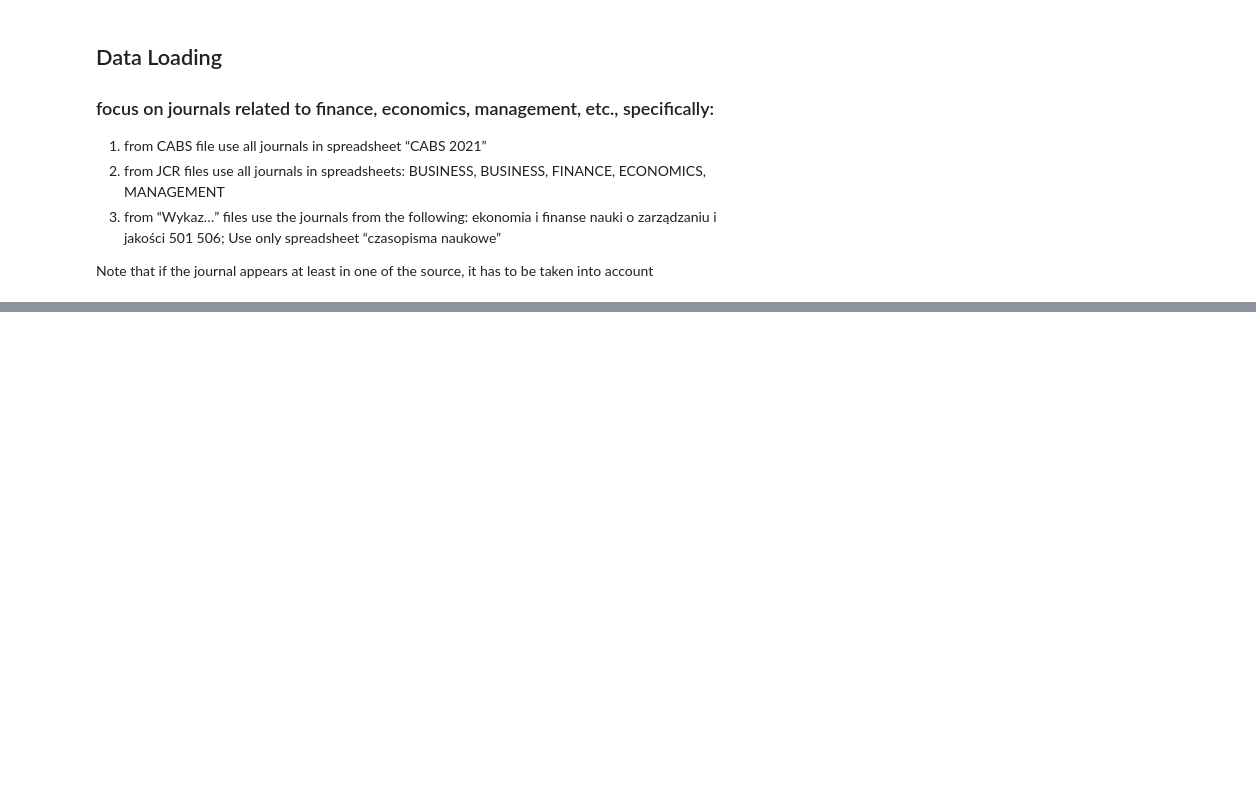
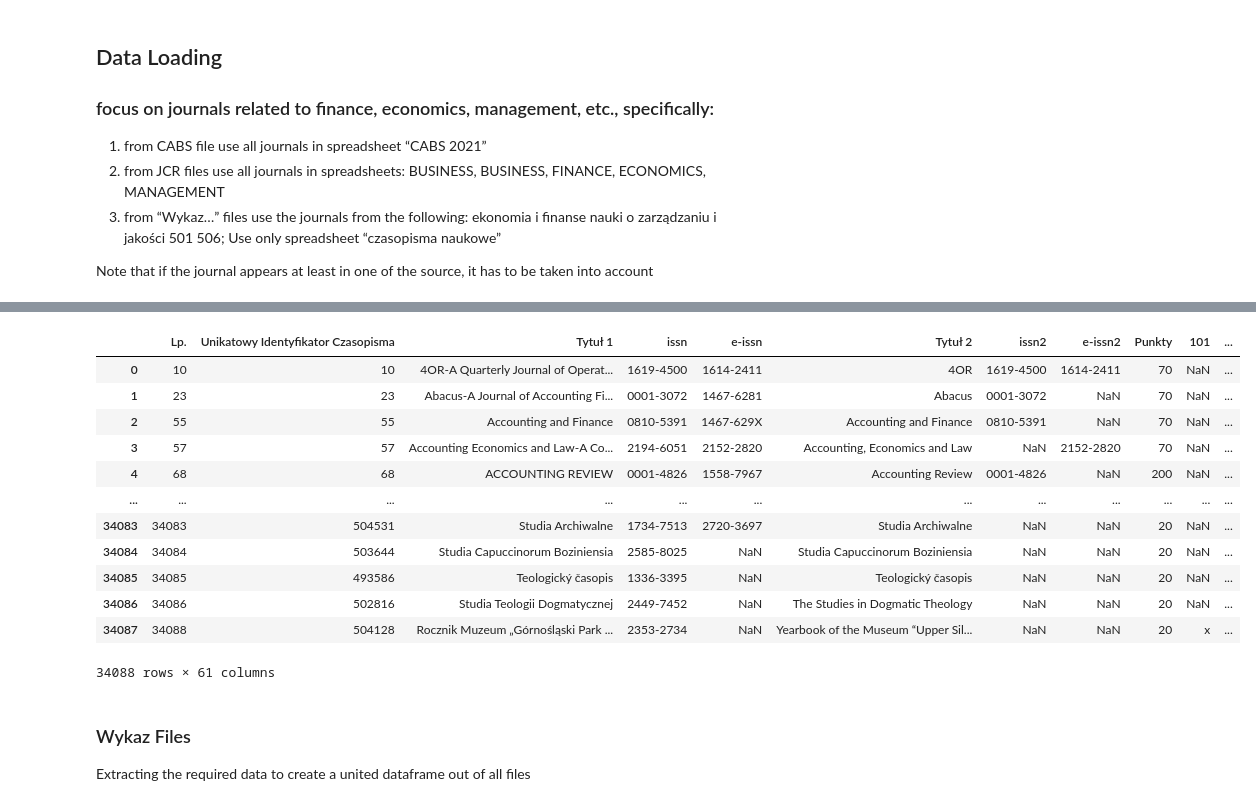
Before and after one commit to alonbenach/journal_ETL, a Jupyter notebook: task.ipynb, the cells around one changed output, grey strips where cells are left out. Drawn from its saved outputs; the diff is of its cells as text; code cells hidden in the pictures; blank space fills up the shorter version.

Commit message:
Create wykaz_df with all relevant data from wykaz files

```diff
--- a/task.ipynb
+++ b/task.ipynb
@@ -31,8 +31,10 @@ directory_path = 'source files'
 # Get a list of all Excel files in the directory
 excel_files = [file for file in os.listdir(directory_path) if file.endswith('.xlsx')]
 
-# Create an empty dictionary to store the loaded data frames
-data_frames = {}
+# Create dictionaries to store loaded data frames for CABS, JCR, and WYKAZ
+cabs_data = {}
+jcr_data = {}
+wykaz_data = {}
 
 # Load from CABS file
 cabs_file = [file for file in excel_files if "CABS" in file][0]
@@ -40,7 +42,7 @@ cabs_sheet = "CABS 2021"
 cabs_file_path = os.path.join(directory_path, cabs_file)
 try:
     cabs_df = pd.read_excel(cabs_file_path, sheet_name=cabs_sheet)
-    data_frames[cabs_file] = cabs_df
+    cabs_data[cabs_file] = cabs_df
 except Exception as e:
     print(f"Error loading {cabs_file}: {e}")
 
@@ -51,7 +53,7 @@ for jcr_file in jcr_files:
     jcr_file_path = os.path.join(directory_path, jcr_file)
     try:
         jcr_df = pd.read_excel(jcr_file_path, sheet_name=jcr_sheets)
-        data_frames[jcr_file] = jcr_df
+        jcr_data[jcr_file] = jcr_df
     except Exception as e:
         print(f"Error loading {jcr_file}: {e}")
 
@@ -65,10 +67,21 @@ for wykaz_file in wykaz_files:
             for sheet_name in xls.sheet_names:
                 if "czasopisma" in sheet_name.lower():
                     wykaz_df = pd.read_excel(wykaz_file_path, sheet_name=sheet_name, engine='openpyxl')
-                    data_frames[wykaz_file] = wykaz_df
+
+                    wykaz_data[wykaz_file] = wykaz_df
                     break
         if wykaz_df is None:
             print(f"No sheet containing 'czasopisma' found in {wykaz_file}")
     except Exception as e:
         print(f"Error loading {wykaz_file}: {e}")
+
+# Print the dictionaries
+print("CABS Data:")
+print(cabs_data.keys())
+
+print("\nJCR Data:")
+print(jcr_data.keys())
+
+print("\nWYKAZ Data:")
+print(wykaz_data.keys())
 # %% [output]
@@ -95,0 +168,19 @@ dict_keys(['CABS Journal Ranking 2021.xlsx', 'JCR_2021_ALL.xlsx', 'JCR_2022_ALL.
+# %%
+wykaz_data['20240105_Wykaz_czasopism_naukowych_2024_styczeń.xlsx']
+# %% [output]
+|  | Lp. | Unikatowy Identyfikator Czasopisma | Tytuł 1 | issn | e-issn | Tytuł 2 | issn2 | e-issn2 | Punkty | 101 | ... |
+| 0 | 10 | 10 | 4OR-A Quarterly Journal of Operat... | 1619-4500 | 1614-2411 | 4OR | 1619-4500 | 1614-2411 | 70 | NaN | ... |
+| 1 | 23 | 23 | Abacus-A Journal of Accounting Fi... | 0001-3072 | 1467-6281 | Abacus | 0001-3072 | NaN | 70 | NaN | ... |
+| 2 | 55 | 55 | Accounting and Finance | 0810-5391 | 1467-629X | Accounting and Finance | 0810-5391 | NaN | 70 | NaN | ... |
+| 3 | 57 | 57 | Accounting Economics and Law-A Co... | 2194-6051 | 2152-2820 | Accounting, Economics and Law | NaN | 2152-2820 | 70 | NaN | ... |
+| 4 | 68 | 68 | ACCOUNTING REVIEW | 0001-4826 | 1558-7967 | Accounting Review | 0001-4826 | NaN | 200 | NaN | ... |
+| ... | ... | ... | ... | ... | ... | ... | ... | ... | ... | ... | ... |
+| 34083 | 34083 | 504531 | Studia Archiwalne | 1734-7513 | 2720-3697 | Studia Archiwalne | NaN | NaN | 20 | NaN | ... |
+| 34084 | 34084 | 503644 | Studia Capuccinorum Boziniensia | 2585-8025 | NaN | Studia Capuccinorum Boziniensia | NaN | NaN | 20 | NaN | ... |
+| 34085 | 34085 | 493586 | Teologický časopis | 1336-3395 | NaN | Teologický časopis | NaN | NaN | 20 | NaN | ... |
+| 34086 | 34086 | 502816 | Studia Teologii Dogmatycznej | 2449-7452 | NaN | The Studies in Dogmatic Theology | NaN | NaN | 20 | NaN | ... |
+| 34087 | 34088 | 504128 | Rocznik Muzeum „Górnośląski Park ... | 2353-2734 | NaN | Yearbook of the Museum “Upper Sil... | NaN | NaN | 20 | x | ... |
+34088 rows × 61 columns
+# %% [markdown]
+### Wykaz Files
+Extracting the required data to create a united dataframe out of all files
```
Also changed, not shown: parts of 5 cells of this notebook.
